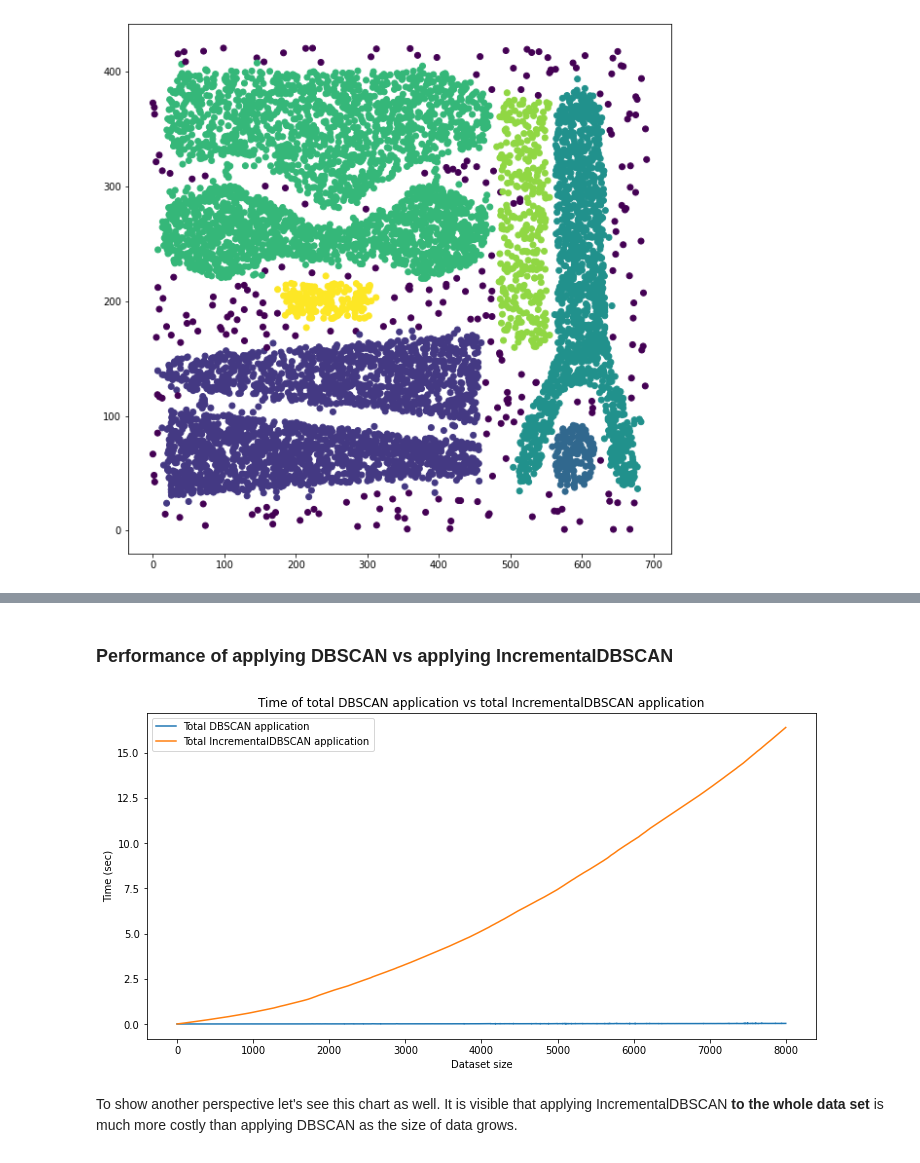
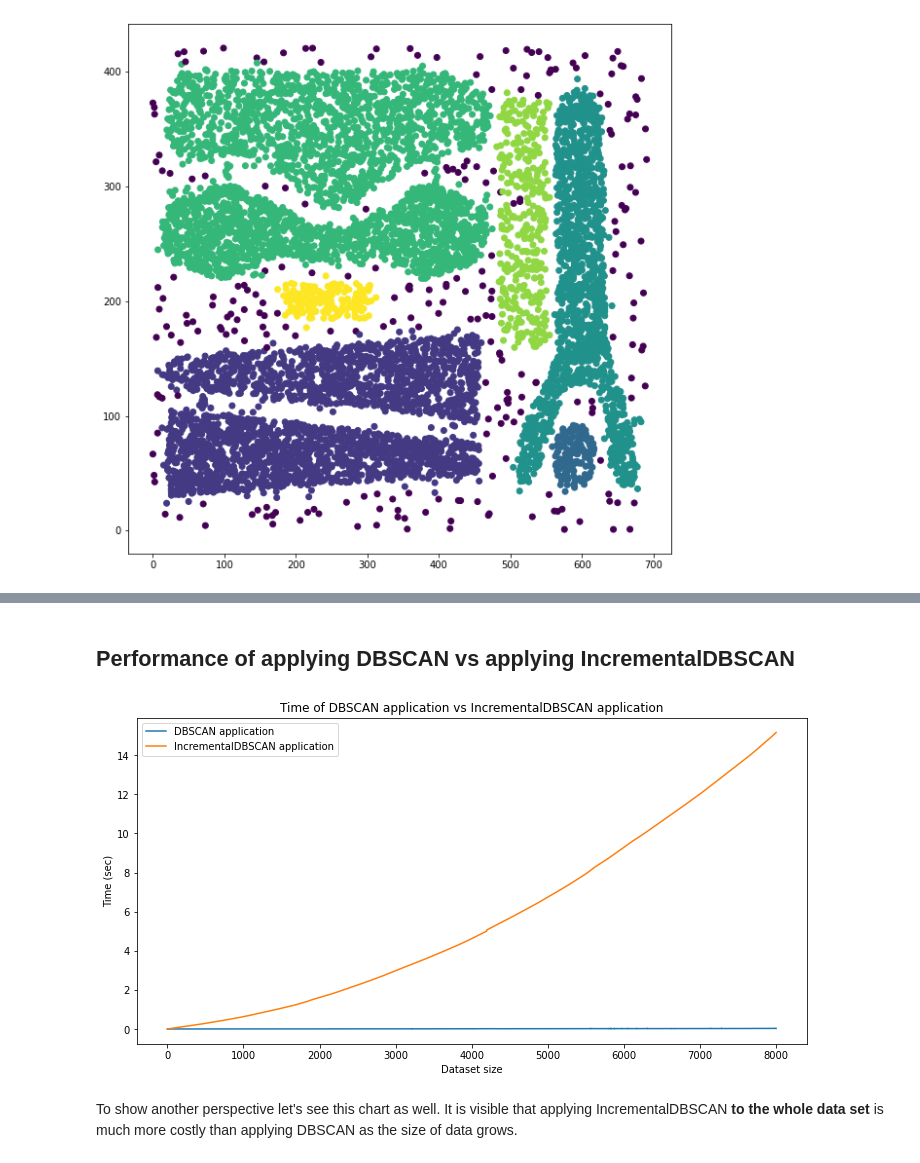
Before and after one commit to DataOmbudsman/incdbscan, a Jupyter notebook: notebooks/performance.ipynb, the cells around one changed output, grey strips where cells are left out. Saved outputs shown, nothing was run; the diff lists cells and outputs as text; code cells hidden in the pictures.

```diff
--- a/notebooks/performance.ipynb
+++ b/notebooks/performance.ipynb
@@ -80,18 +98,20 @@ In other words, **given that** we have a data set _D_ clustered with Incremental
 # %% [markdown]
-### Performance of applying DBSCAN vs applying IncrementalDBSCAN
+## Performance of applying DBSCAN vs applying IncrementalDBSCAN
 # %%
 cumulated_time_incdbscan_insert = list(accumulate(time_incdbscan_insert))
 
 plt.figure(figsize=(12, 6))
-plt.plot(time_dbscan_insert, label='Total DBSCAN application')
-plt.plot(cumulated_time_incdbscan_insert, label='Total IncrementalDBSCAN application')
+
+plt.plot(time_dbscan_insert, label='DBSCAN application')
+plt.plot(cumulated_time_incdbscan_insert, label='IncrementalDBSCAN application')
+
 plt.legend()
-plt.title('Time of total DBSCAN application vs total IncrementalDBSCAN application')
+plt.title('Time of DBSCAN application vs IncrementalDBSCAN application')
 plt.xlabel('Dataset size')
 plt.ylabel('Time (sec)')
 plt.show()
 # %% [output]
-[figure, old version]
+[figure, new version]
 # %% [markdown]
 To show another perspective let's see this chart as well. It is visible that applying IncrementalDBSCAN **to the whole data set** is much more costly than applying DBSCAN as the size of data grows.
 # %% [markdown]
```
Also changed, not shown: parts of 11 cells of this notebook, 3 other files.
